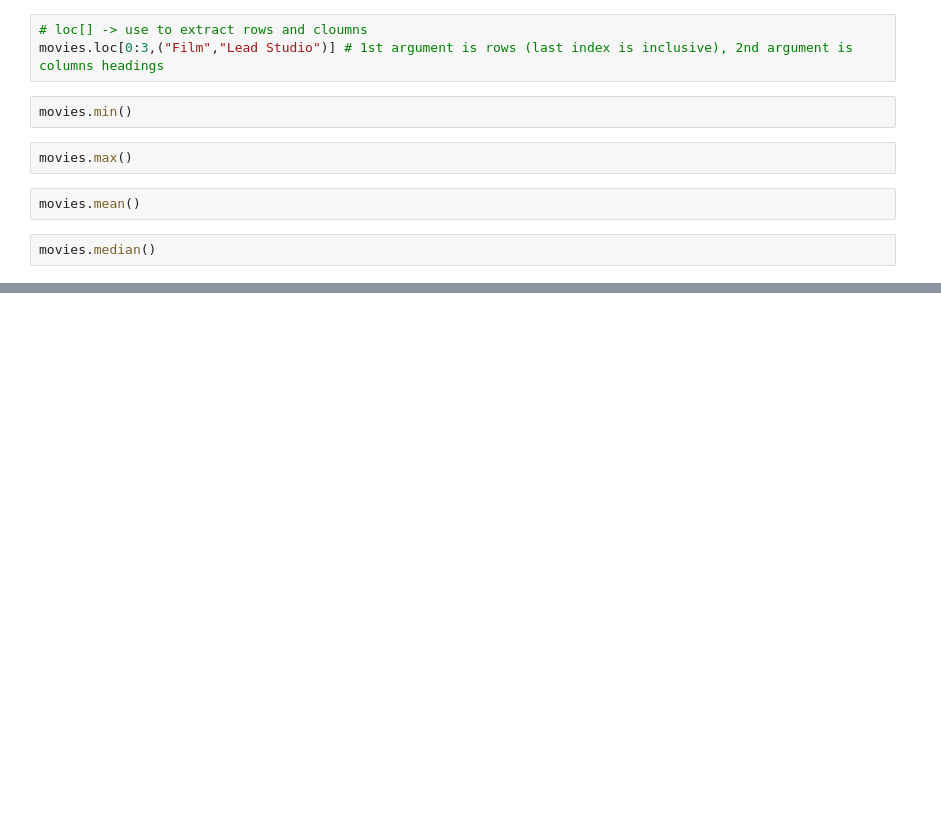
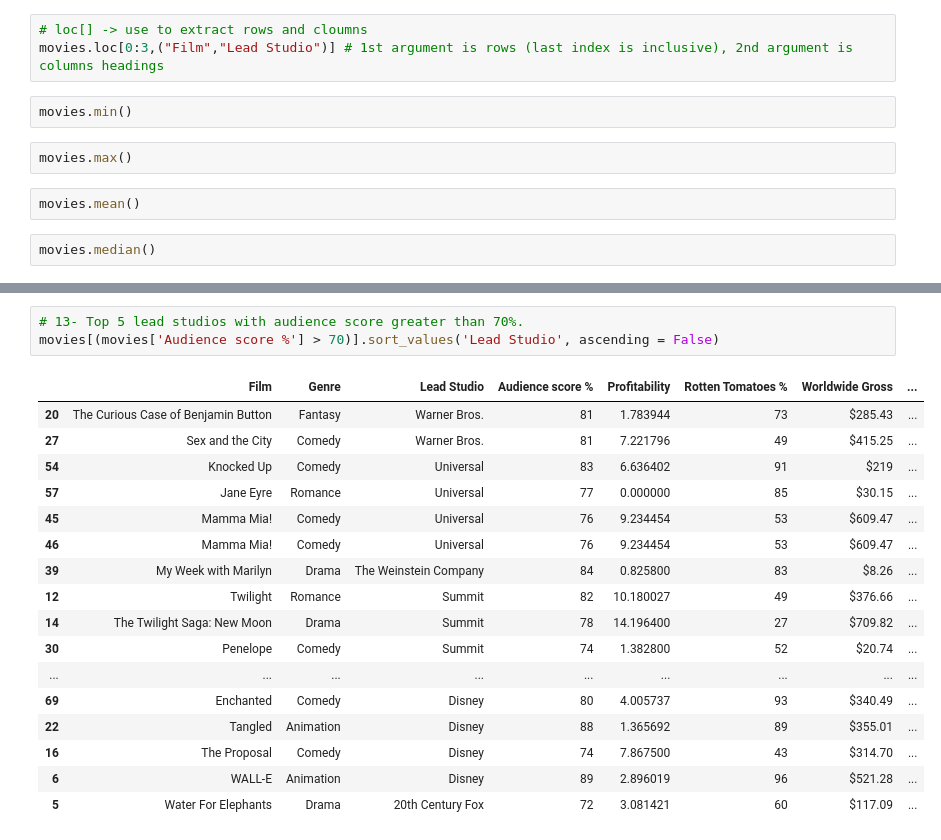
Before and after one commit to Daredeveil/CAB-21, a Jupyter notebook: Pandas_basic.ipynb, the cells around one changed output, grey strips where cells are left out. Drawn from its saved outputs; the diff is of its cells as text; blank space fills up the shorter version.

```diff
--- a/Pandas_basic.ipynb
+++ b/Pandas_basic.ipynb
@@ -109,0 +295,21 @@ s7
+# %%
+# 13- Top 5 lead studios with audience score greater than 70%.
+movies[(movies['Audience score %'] > 70)].sort_values('Lead Studio', ascending = False)
+# %% [output]
+|  | Film | Genre | Lead Studio | Audience score % | Profitability | Rotten Tomatoes % | Worldwide Gross | ... |
+| 20 | The Curious Case of Benjamin Button | Fantasy | Warner Bros. | 81 | 1.783944 | 73 | $285.43 | ... |
+| 27 | Sex and the City | Comedy | Warner Bros. | 81 | 7.221796 | 49 | $415.25 | ... |
+| 54 | Knocked Up | Comedy | Universal | 83 | 6.636402 | 91 | $219 | ... |
+| 57 | Jane Eyre | Romance | Universal | 77 | 0.000000 | 85 | $30.15 | ... |
+| 45 | Mamma Mia! | Comedy | Universal | 76 | 9.234454 | 53 | $609.47 | ... |
+| 46 | Mamma Mia! | Comedy | Universal | 76 | 9.234454 | 53 | $609.47 | ... |
+| 39 | My Week with Marilyn | Drama | The Weinstein Company | 84 | 0.825800 | 83 | $8.26 | ... |
+| 12 | Twilight | Romance | Summit | 82 | 10.180027 | 49 | $376.66 | ... |
+| 14 | The Twilight Saga: New Moon | Drama | Summit | 78 | 14.196400 | 27 | $709.82 | ... |
+| 30 | Penelope | Comedy | Summit | 74 | 1.382800 | 52 | $20.74 | ... |
+| ... | ... | ... | ... | ... | ... | ... | ... | ... |
+| 69 | Enchanted | Comedy | Disney | 80 | 4.005737 | 93 | $340.49 | ... |
+| 22 | Tangled | Animation | Disney | 88 | 1.365692 | 89 | $355.01 | ... |
+| 16 | The Proposal | Comedy | Disney | 74 | 7.867500 | 43 | $314.70 | ... |
+| 6 | WALL-E | Animation | Disney | 89 | 2.896019 | 96 | $521.28 | ... |
+| 5 | Water For Elephants | Drama | 20th Century Fox | 72 | 3.081421 | 60 | $117.09 | ... |
```
Also changed, not shown: parts of 23 cells of this notebook.
